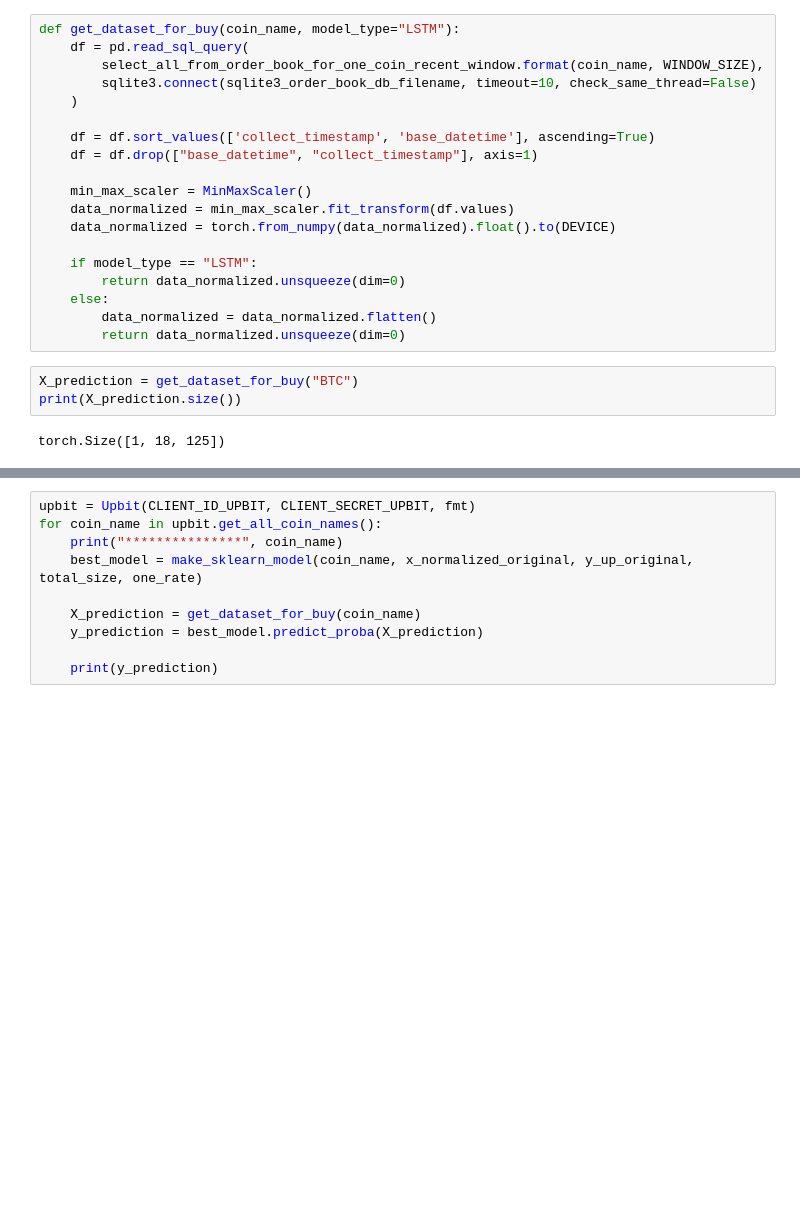
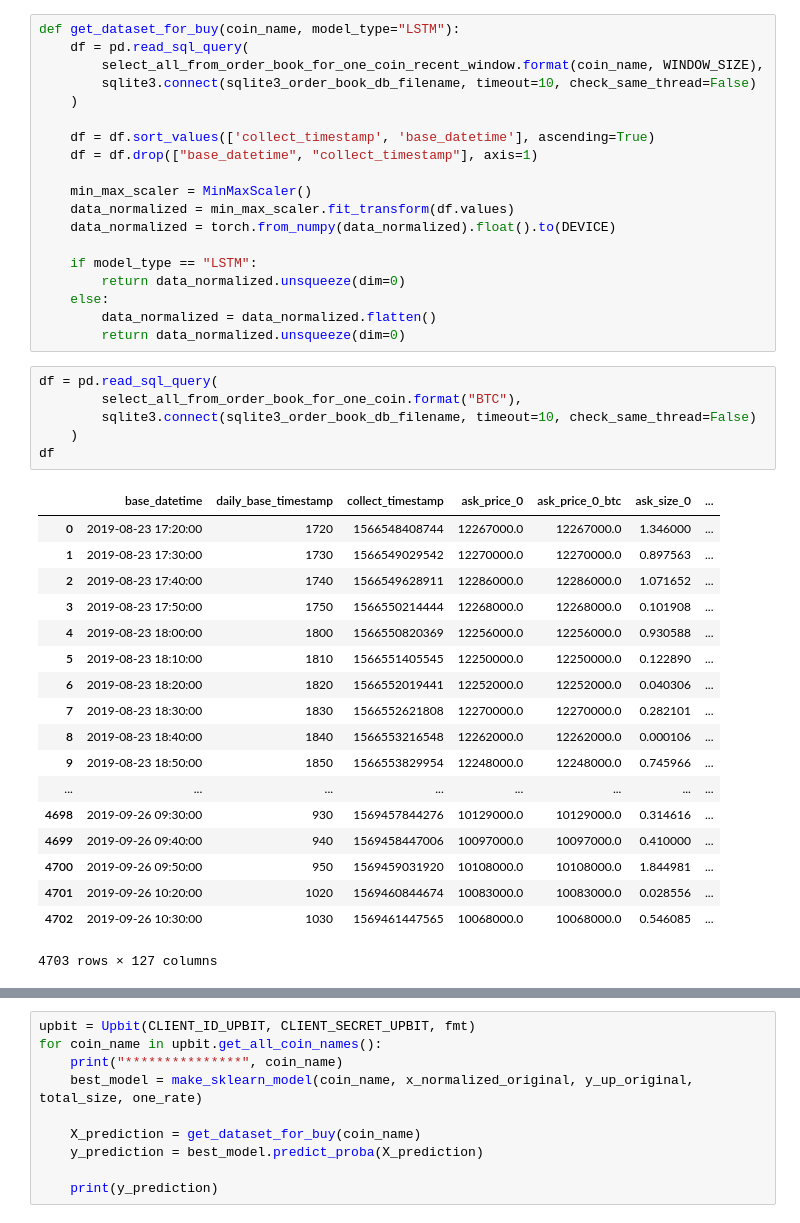
Before and after one commit to bluebibi/trade, a Jupyter notebook: upbit/ipynb/training.ipynb, the cells around one changed output, grey strips where cells are left out. Saved outputs shown, nothing was run; the diff lists cells and outputs as text; blank space fills up the shorter version.

```diff
--- a/upbit/ipynb/training.ipynb
+++ b/upbit/ipynb/training.ipynb
@@ -353,8 +353,28 @@ def get_dataset_for_buy(coin_name, model_type="LSTM"):
     else:
         data_normalized = data_normalized.flatten()
         return data_normalized.unsqueeze(dim=0)
-# %%
-X_prediction = get_dataset_for_buy("BTC")
-print(X_prediction.size())
-# %% [output]
-torch.Size([1, 18, 125])
+# %%
+df = pd.read_sql_query(
+        select_all_from_order_book_for_one_coin.format("BTC"),
+        sqlite3.connect(sqlite3_order_book_db_filename, timeout=10, check_same_thread=False)
+    )
+df
+# %% [output]
+|  | base_datetime | daily_base_timestamp | collect_timestamp | ask_price_0 | ask_price_0_btc | ask_size_0 | ... |
+| 0 | 2019-08-23 17:20:00 | 1720 | 1566548408744 | 12267000.0 | 12267000.0 | 1.346000 | ... |
+| 1 | 2019-08-23 17:30:00 | 1730 | 1566549029542 | 12270000.0 | 12270000.0 | 0.897563 | ... |
+| 2 | 2019-08-23 17:40:00 | 1740 | 1566549628911 | 12286000.0 | 12286000.0 | 1.071652 | ... |
+| 3 | 2019-08-23 17:50:00 | 1750 | 1566550214444 | 12268000.0 | 12268000.0 | 0.101908 | ... |
+| 4 | 2019-08-23 18:00:00 | 1800 | 1566550820369 | 12256000.0 | 12256000.0 | 0.930588 | ... |
+| 5 | 2019-08-23 18:10:00 | 1810 | 1566551405545 | 12250000.0 | 12250000.0 | 0.122890 | ... |
+| 6 | 2019-08-23 18:20:00 | 1820 | 1566552019441 | 12252000.0 | 12252000.0 | 0.040306 | ... |
+| 7 | 2019-08-23 18:30:00 | 1830 | 1566552621808 | 12270000.0 | 12270000.0 | 0.282101 | ... |
+| 8 | 2019-08-23 18:40:00 | 1840 | 1566553216548 | 12262000.0 | 12262000.0 | 0.000106 | ... |
+| 9 | 2019-08-23 18:50:00 | 1850 | 1566553829954 | 12248000.0 | 12248000.0 | 0.745966 | ... |
+| ... | ... | ... | ... | ... | ... | ... | ... |
+| 4698 | 2019-09-26 09:30:00 | 930 | 1569457844276 | 10129000.0 | 10129000.0 | 0.314616 | ... |
+| 4699 | 2019-09-26 09:40:00 | 940 | 1569458447006 | 10097000.0 | 10097000.0 | 0.410000 | ... |
+| 4700 | 2019-09-26 09:50:00 | 950 | 1569459031920 | 10108000.0 | 10108000.0 | 1.844981 | ... |
+| 4701 | 2019-09-26 10:20:00 | 1020 | 1569460844674 | 10083000.0 | 10083000.0 | 0.028556 | ... |
+| 4702 | 2019-09-26 10:30:00 | 1030 | 1569461447565 | 10068000.0 | 10068000.0 | 0.546085 | ... |
+4703 rows × 127 columns
```
Also changed, not shown: parts of 2 cells of this notebook, 4 other files.
